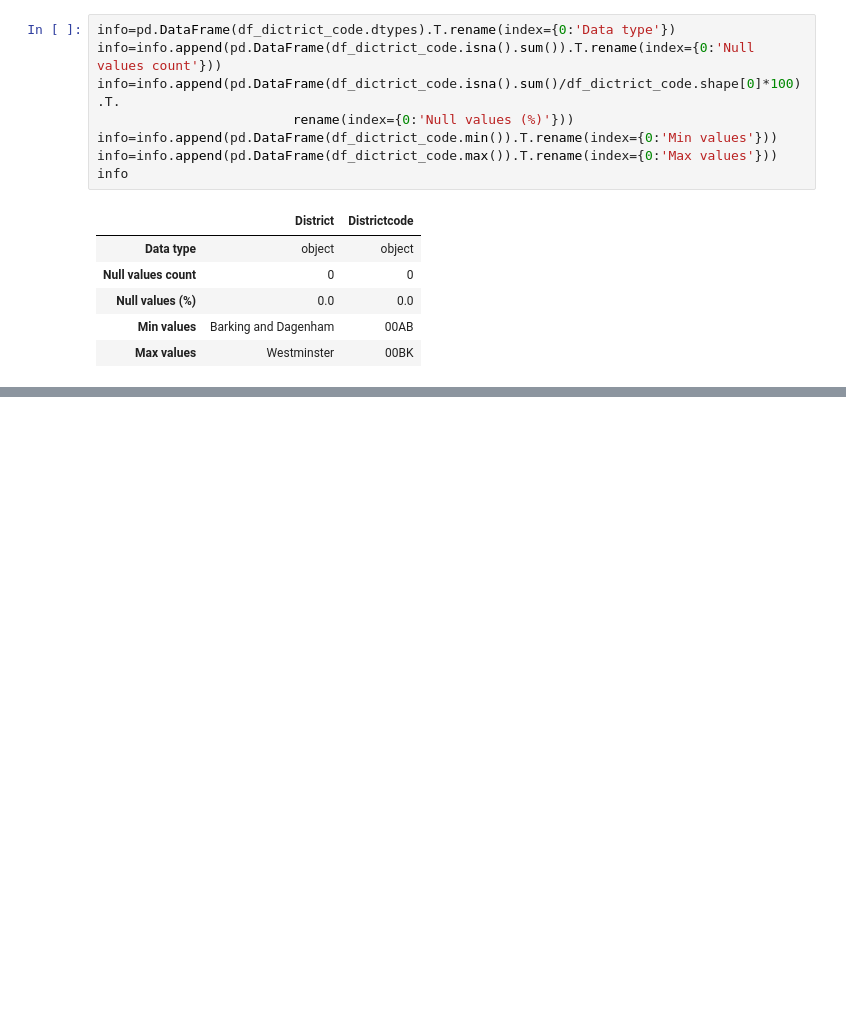
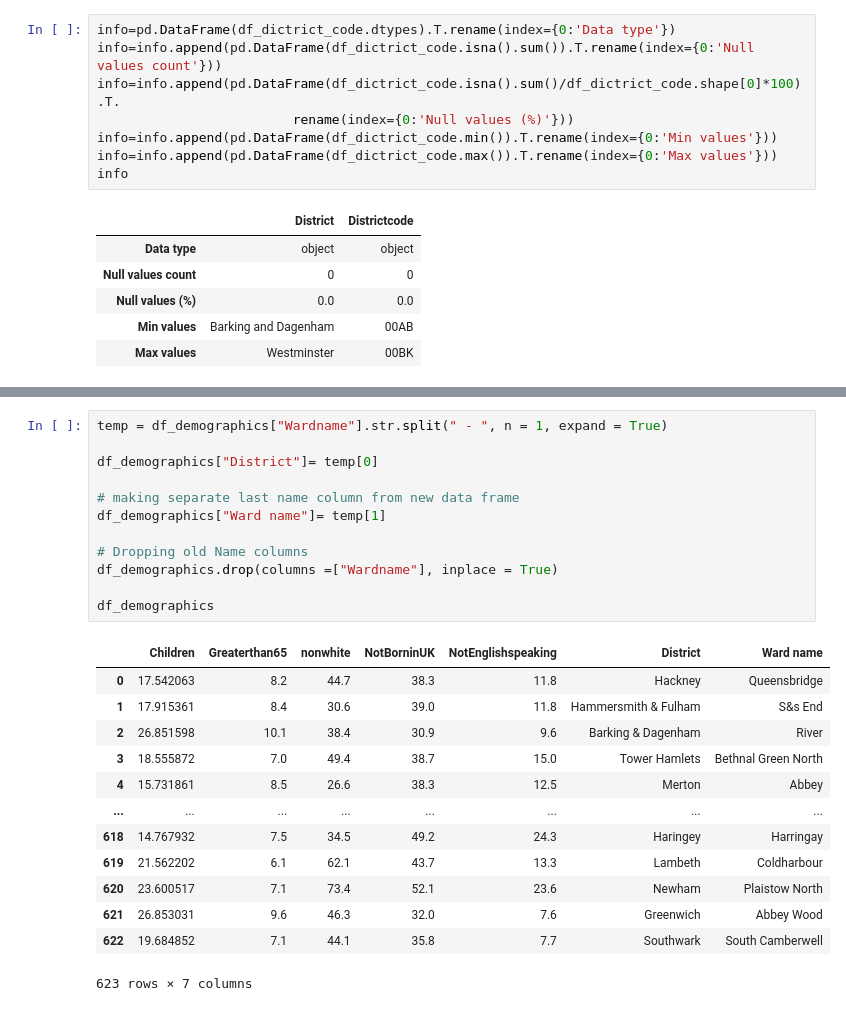
Before and after one commit to sdu100/W8, a Jupyter notebook: Data cleaning.ipynb, the cells around one changed output, grey strips where cells are left out. Cells and saved outputs as stored; diff of their text form; blank space fills up the shorter version.

```diff
--- a/Data cleaning.ipynb
+++ b/Data cleaning.ipynb
@@ -33,0 +274,26 @@ info
+# %%
+temp = df_demographics["Wardname"].str.split(" - ", n = 1, expand = True)
+
+df_demographics["District"]= temp[0]
+
+# making separate last name column from new data frame
+df_demographics["Ward name"]= temp[1]
+
+# Dropping old Name columns
+df_demographics.drop(columns =["Wardname"], inplace = True)
+
+df_demographics
+# %% [output]
+|  | Children | Greaterthan65 | nonwhite | NotBorninUK | NotEnglishspeaking | District | Ward name |
+| 0 | 17.542063 | 8.2 | 44.7 | 38.3 | 11.8 | Hackney | Queensbridge |
+| 1 | 17.915361 | 8.4 | 30.6 | 39.0 | 11.8 | Hammersmith & Fulham | S&s End |
+| 2 | 26.851598 | 10.1 | 38.4 | 30.9 | 9.6 | Barking & Dagenham | River |
+| 3 | 18.555872 | 7.0 | 49.4 | 38.7 | 15.0 | Tower Hamlets | Bethnal Green North |
+| 4 | 15.731861 | 8.5 | 26.6 | 38.3 | 12.5 | Merton | Abbey |
+| ... | ... | ... | ... | ... | ... | ... | ... |
+| 618 | 14.767932 | 7.5 | 34.5 | 49.2 | 24.3 | Haringey | Harringay |
+| 619 | 21.562202 | 6.1 | 62.1 | 43.7 | 13.3 | Lambeth | Coldharbour |
+| 620 | 23.600517 | 7.1 | 73.4 | 52.1 | 23.6 | Newham | Plaistow North |
+| 621 | 26.853031 | 9.6 | 46.3 | 32.0 | 7.6 | Greenwich | Abbey Wood |
+| 622 | 19.684852 | 7.1 | 44.1 | 35.8 | 7.7 | Southwark | South Camberwell |
+623 rows × 7 columns
```
Also changed, not shown: parts of 26 cells of this notebook.
